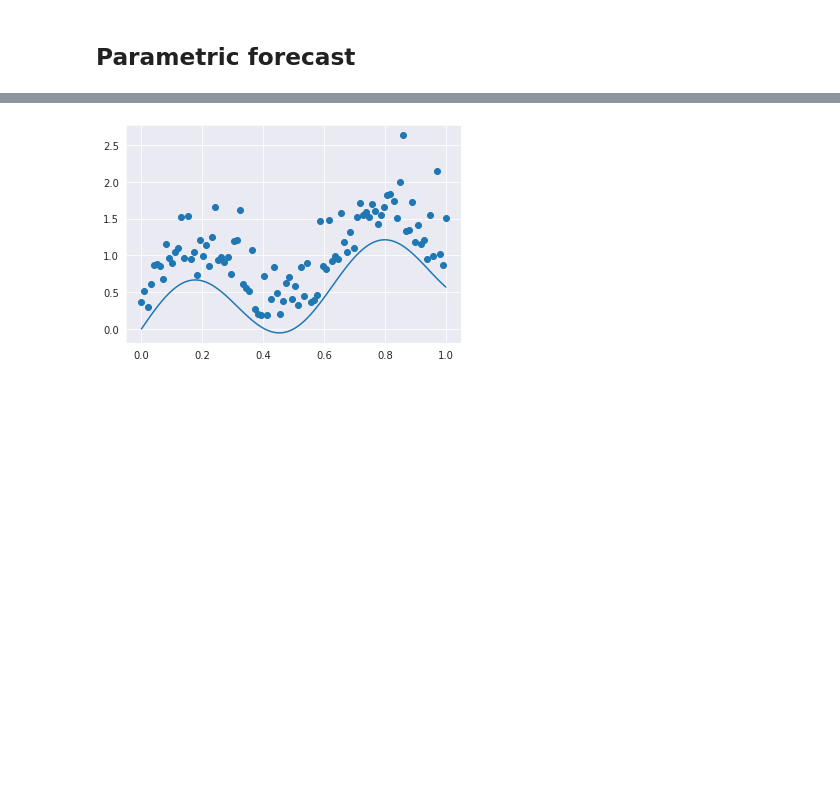
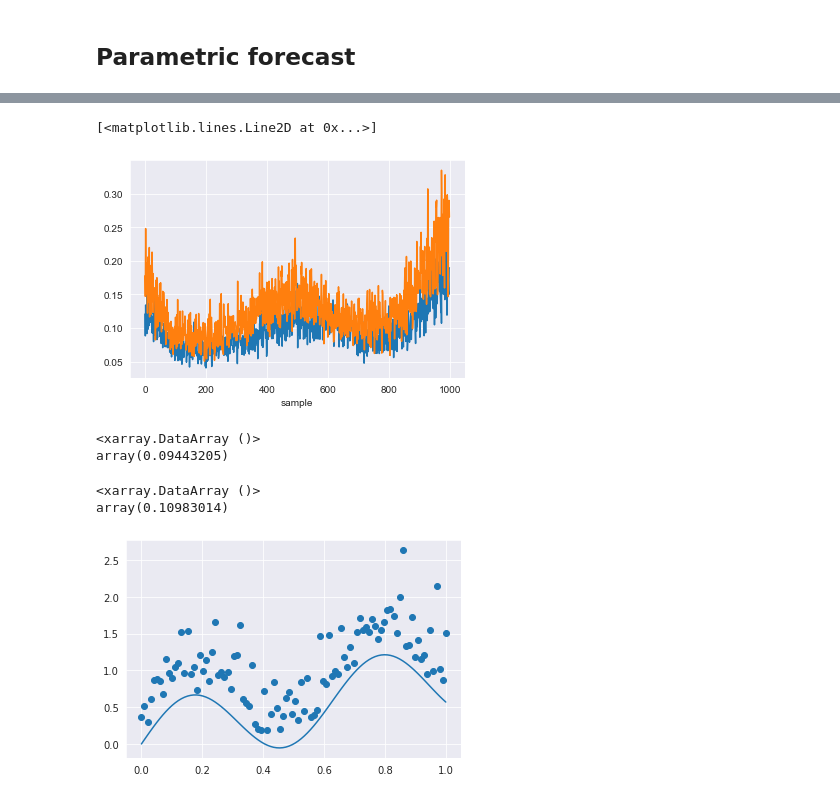
Before and after one commit to raspstephan/probabilistic_networks, a Jupyter notebook: toy_problems.ipynb, the cells around one changed output, grey strips where cells are left out. Saved outputs shown, nothing was run; the diff lists cells and outputs as text; code cells hidden in the pictures; blank space fills up the shorter version.

```diff
--- a/toy_problems.ipynb
+++ b/toy_problems.ipynb
@@ -109,0 +231,12 @@ y_train, y_valid =
+# %%
+ens1 = np.concatenate([model1.predict(x_valid) for _ in range(20)], -1)
+ens2 = np.concatenate([model2.predict(x_valid) for _ in range(20)], -1)
+# %%
+ens1 = xr.DataArray(ens1, dims=['sample', 'member'])
+ens2 = xr.DataArray(ens2, dims=['sample', 'member'])
+# %%
+ens1.std('member').plot()
+ens2.std('member').plot()
+# %% [output]
+[<matplotlib.lines.Line2D at 0x...>]
+[figure, added]
@@ -110,3 +245,13 @@ y_train, y_valid =
+# %%
+xs.crps_ensemble(y_xr, ens1).mean()
+# %% [output]
+<xarray.DataArray ()>
+array(0.09443205)
+# %%
+xs.crps_ensemble(y_xr, ens2).mean()
+# %% [output]
+<xarray.DataArray ()>
+array(0.10983014)
 # %%
 # Skewed
 y = np.sin(x) + 0.5*np.sin(10*x) + np.random.gamma(3, 0.15, x.shape)
```
Also changed, not shown: parts of 26 cells of this notebook.
